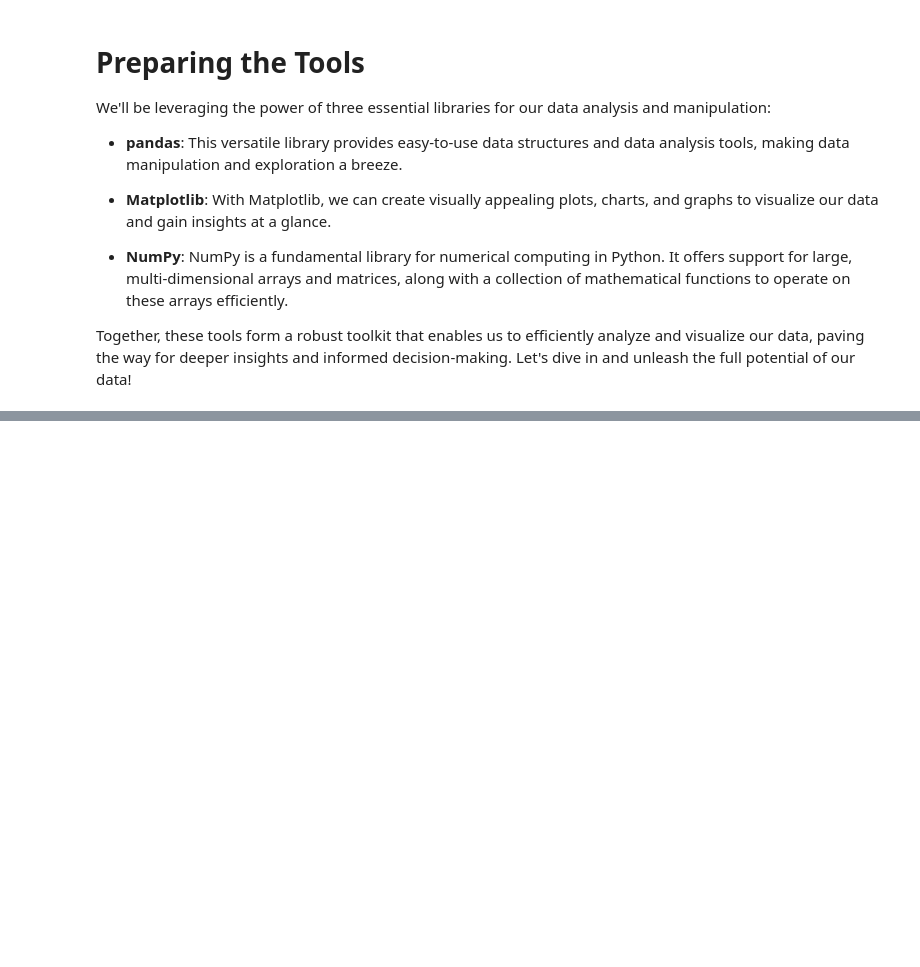
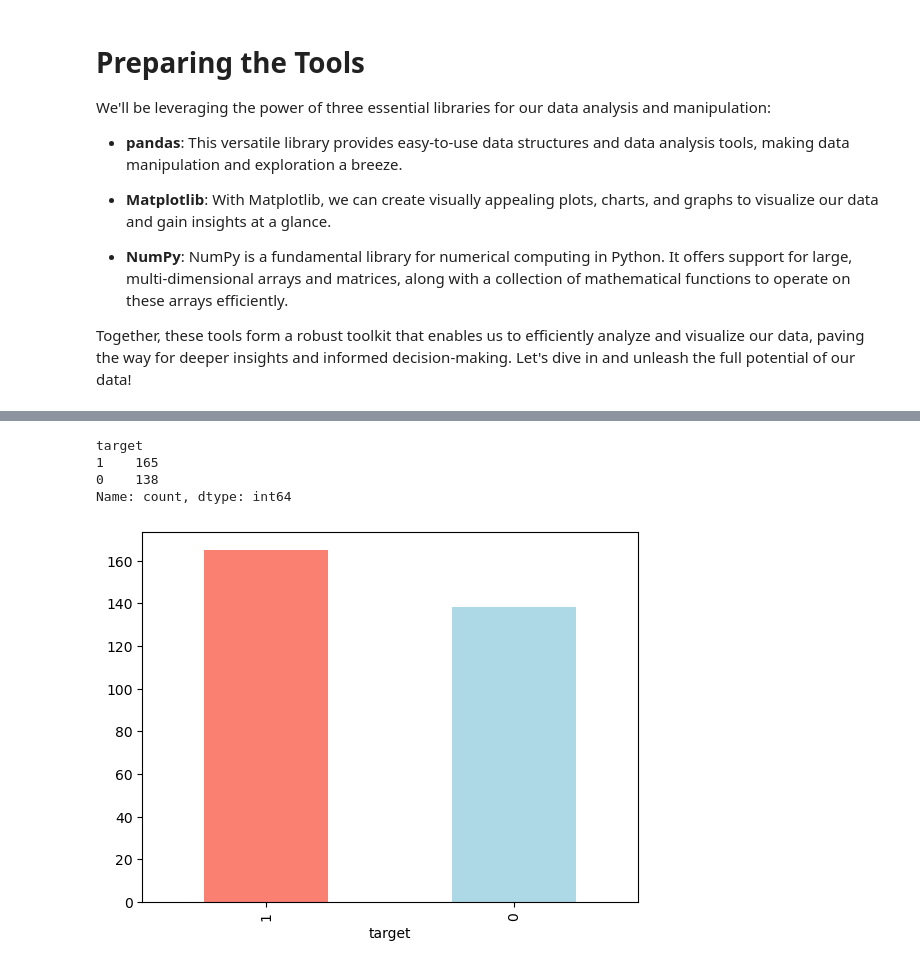
Before and after one commit to YisakT/DataSciencePortfolio, a Jupyter notebook: Heart-Disease-Project/HeartRiskAnalyzer/Heart-Disease-Classification.ipynb, the cells around one changed output, grey strips where cells are left out. Saved outputs shown, nothing was run; the diff lists cells and outputs as text; code cells hidden in the pictures; blank space fills up the shorter version.

```diff
--- a/Heart-Disease-Project/HeartRiskAnalyzer/Heart-Disease-Classification.ipynb
+++ b/Heart-Disease-Project/HeartRiskAnalyzer/Heart-Disease-Classification.ipynb
@@ -128,0 +131,3 @@ Last updated: Sat May 11 19:01:49 2024
+# %%
+df = pd.read_csv("Data Collection/heart-disease.csv")
+df.shape # (row,columns)
@@ -128,0 +164,12 @@ Last updated: Sat May 11 19:01:49 2024
+# %%
+# Let's find out how many of each class are there.
+df["target"].value_counts()
+# %% [output]
+target
+1    165
+0    138
+Name: count, dtype: int64
+# %%
+df["target"].value_counts().plot(kind="bar", color=["salmon", "lightblue"]);
+# %% [output]
+[figure, added]
```
Also changed, not shown: parts of 11 cells of this notebook.
